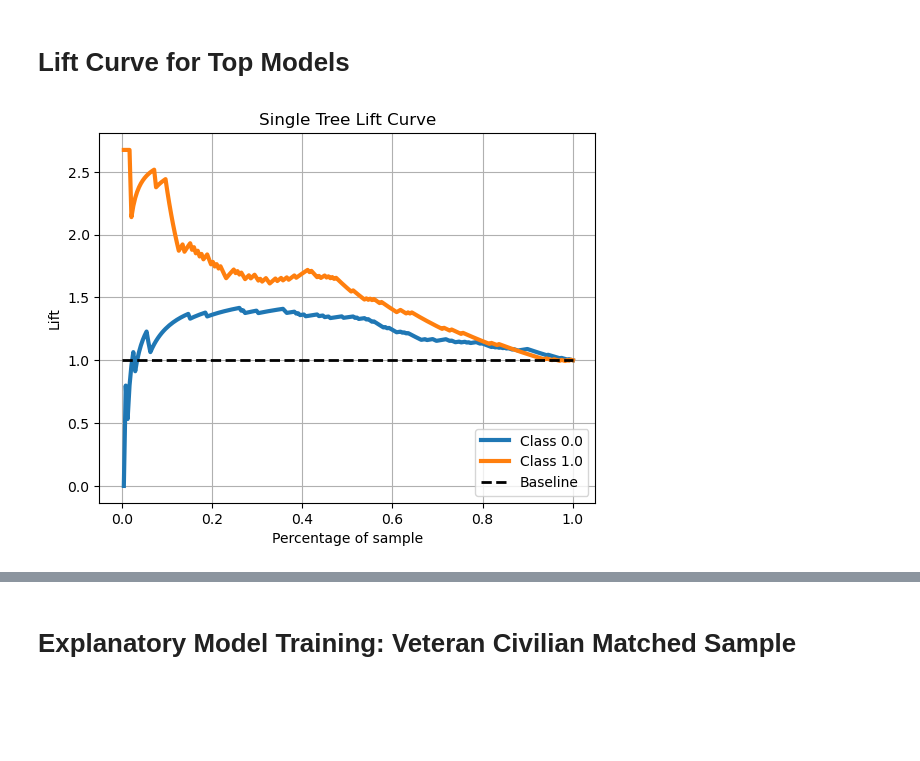
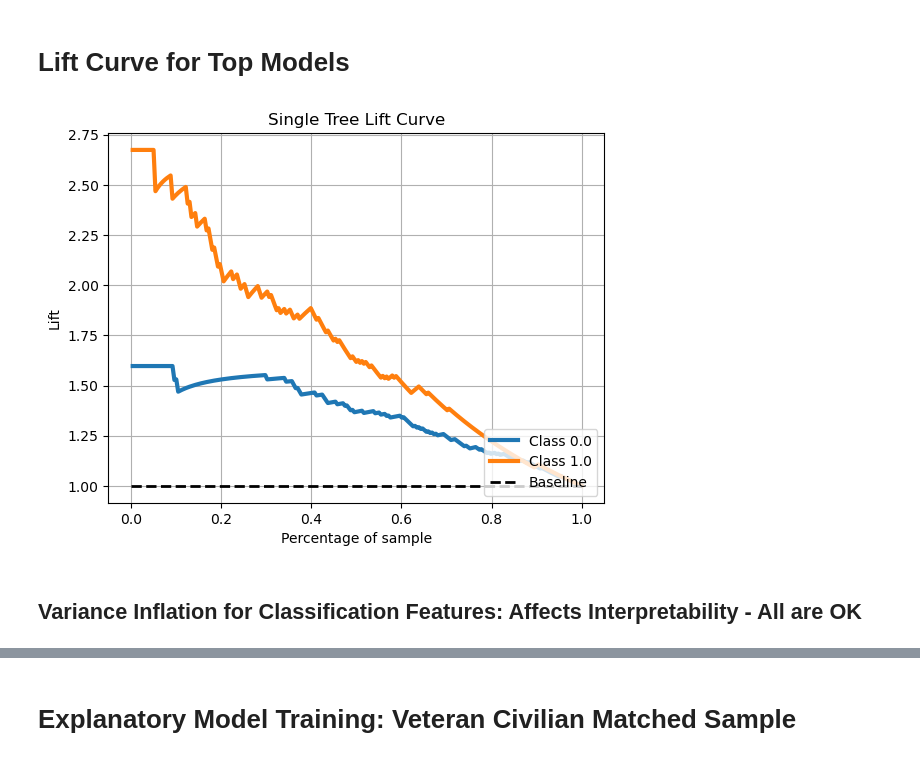
Before and after one commit to HNStaggs/Long-COVID, a Jupyter notebook: LongCOVID_Modeling.ipynb, the cells around one changed output, grey strips where cells are left out. Drawn from its saved outputs; the diff is of its cells as text; code cells hidden in the pictures; blank space fills up the shorter version.

```diff
--- a/LongCOVID_Modeling.ipynb
+++ b/LongCOVID_Modeling.ipynb
@@ -175,7 +179,6 @@ pcs['nicotine_status'] = pcs['nicotine_status'].astype('category')
 pcs['rehab_status'] = pcs['rehab_status'].astype('category')
 pcs['cardio_bi'] = pcs['cardio_bi'].astype('category')
 pcs['cpt_profile'] = pcs['cpt_profile'].astype('category')
-pcs['sus_att'] = pcs['sus_att'].astype('category')
 pcs['participant_type'] = pcs['participant_type'].astype('category')
 pcs['vaccine_menstrual'] = pcs['vaccine_menstrual'].astype('category')
 pcs['med_access'] = pcs['med_access'].astype('category')
@@ -207,12 +225,12 @@ cats = ['cpt_profile', 'participant_type',
         'nicotine_status', 'rehab_status',
         'unemployment_covid', 'vaccine_menstrual',
         'tbi_prob', 'vacc_bi', 'cardio_bi',
-        'med_access', 'sus_att']
+        'med_access']
 nums = ['age',
         'global_qol_scale',
         'initial_symptom_score',
         'pre_pandemic',
-        'promis_cog_score',
+        'promis_score',
         'hit6_score',
         'fatigue_score',
         'gad7_tot_score',
@@ -226,7 +244,9 @@ nums = ['age',
         'psqi_glob',
         'mental',
         'racial_stress',
-        'fin_stress']
+        'fin_stress',
+        'datediff',
+        'sus_att']
 all_vars = cats+nums
 # %% [markdown]
 # Create Transformation Pipeline
@@ -393,13 +411,12 @@ X_train_imp['sus_att'] = X_train_imp['sus_att'].astype('category')
 X_train_imp['participant_type'] = X_train_imp['participant_type'].astype('category')
 X_train_imp['vaccine_menstrual'] = X_train_imp['vaccine_menstrual'].astype('category')
 X_train_imp['med_access'] = X_train_imp['med_access'].astype('category')
-X_train_imp['sus_att'] = X_train_imp['sus_att'].astype('category')
 
 X_train_imp['age'] = X_train_imp['age'].astype('int64')
 X_train_imp['global_qol_scale'] = X_train_imp['global_qol_scale'].astype('int64')
 X_train_imp['initial_symptom_score'] = X_train_imp['initial_symptom_score'].astype('int64')
 X_train_imp['pre_pandemic'] = X_train_imp['pre_pandemic'].astype('int64')
-X_train_imp['promis_cog_score'] = X_train_imp['promis_cog_score'].astype('int64')
+X_train_imp['promis_score'] = X_train_imp['promis_score'].astype('int64')
 X_train_imp['hit6_score'] = X_train_imp['hit6_score'].astype('int64')
 X_train_imp['fatigue_score'] = X_train_imp['fatigue_score'].astype('int64')
 X_train_imp['gad7_tot_score'] = X_train_imp['gad7_tot_score'].astype('int64')
@@ -414,6 +431,8 @@ X_train_imp['psqi_glob'] = X_train_imp['psqi_glob'].astype('int64')
 X_train_imp['mental'] = X_train_imp['mental'].astype('int64')
 X_train_imp['racial_stress'] = X_train_imp['racial_stress'].astype('int64')
 X_train_imp['fin_stress'] = X_train_imp['fin_stress'].astype('int64')
+X_train_imp['datediff'] = X_train_imp['datediff'].astype('int64')
+X_train_imp['sus_att'] = X_train_imp['sus_att'].astype('int64')
 # %%
 X_test_imp.head()
 # %% [output]
@@ -460,13 +479,12 @@ X_test_imp['sus_att'] = X_test_imp['sus_att'].astype('category')
 X_test_imp['participant_type'] = X_test_imp['participant_type'].astype('category')
 X_test_imp['vaccine_menstrual'] = X_test_imp['vaccine_menstrual'].astype('category')
 X_test_imp['med_access'] = X_test_imp['med_access'].astype('category')
-X_test_imp['sus_att'] = X_test_imp['sus_att'].astype('category')
 
 X_test_imp['age'] = X_test_imp['age'].astype('int64')
 X_test_imp['global_qol_scale'] = X_test_imp['global_qol_scale'].astype('int64')
 X_test_imp['initial_symptom_score'] = X_test_imp['initial_symptom_score'].astype('int64')
 X_test_imp['pre_pandemic'] = X_test_imp['pre_pandemic'].astype('int64')
-X_test_imp['promis_cog_score'] = X_test_imp['promis_cog_score'].astype('int64')
+X_test_imp['promis_score'] = X_test_imp['promis_score'].astype('int64')
 X_test_imp['hit6_score'] = X_test_imp['hit6_score'].astype('int64')
 X_test_imp['fatigue_score'] = X_test_imp['fatigue_score'].astype('int64')
 X_test_imp['gad7_tot_score'] = X_test_imp['gad7_tot_score'].astype('int64')
@@ -481,6 +499,8 @@ X_test_imp['psqi_glob'] = X_test_imp['psqi_glob'].astype('int64')
 X_test_imp['mental'] = X_test_imp['mental'].astype('int64')
 X_test_imp['racial_stress'] = X_test_imp['racial_stress'].astype('int64')
 X_test_imp['fin_stress'] = X_test_imp['fin_stress'].astype('int64')
+X_test_imp['datediff'] = X_test_imp['datediff'].astype('int64')
+X_test_imp['sus_att'] = X_test_imp['sus_att'].astype('int64')
 # %% [markdown]
 # Transform Data with Pipeline
 # %%
@@ -1167,7 +1147,9 @@ plt.savefig('ROCs.png')
 # Lift Curve for Top Models
 # %%
 #Lift curve for logistic regression on test data
-plot_lift_curve(y_test_imp, tree1.predict_proba(X_test_pipe), title = 'Single Tree Lift Curve')
+plot_lift_curve(y_test_imp, random_forest.predict_proba(X_test_pipe), title = 'Single Tree Lift Curve')
 plt.savefig('LogLift.png')
 # %% [output]
-[figure, old version]
+[figure, new version]
+# %% [markdown]
+## Variance Inflation for Classification Features: Affects Interpretability - All are OK
```
Also changed, not shown: parts of 196 cells of this notebook, 1 other file.
